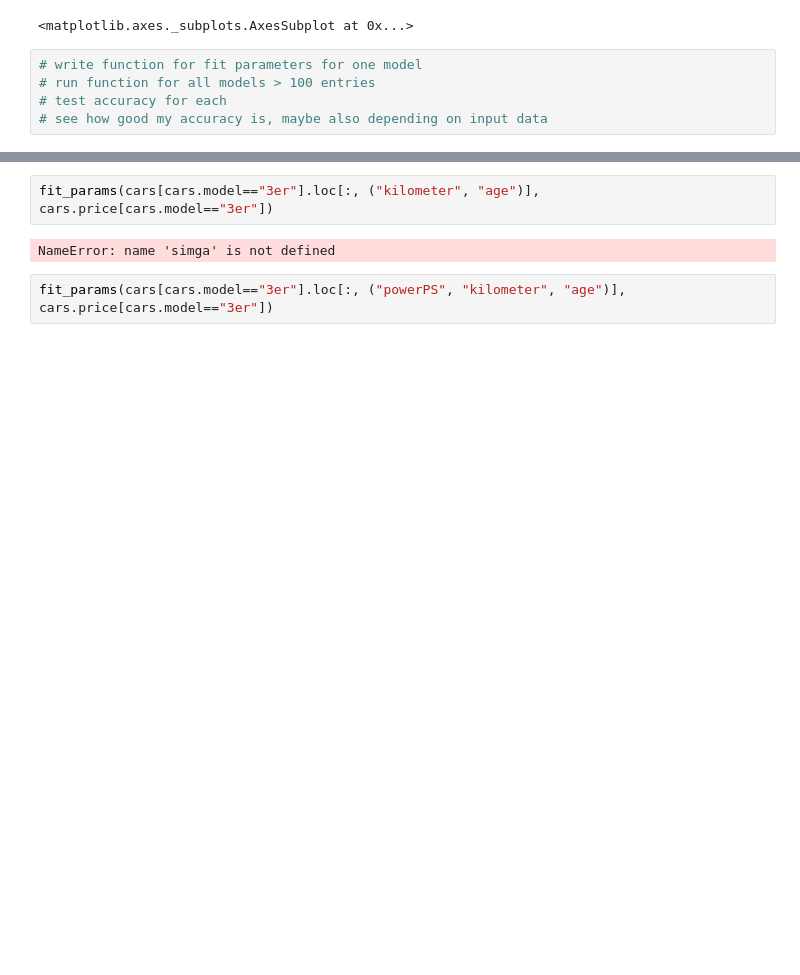
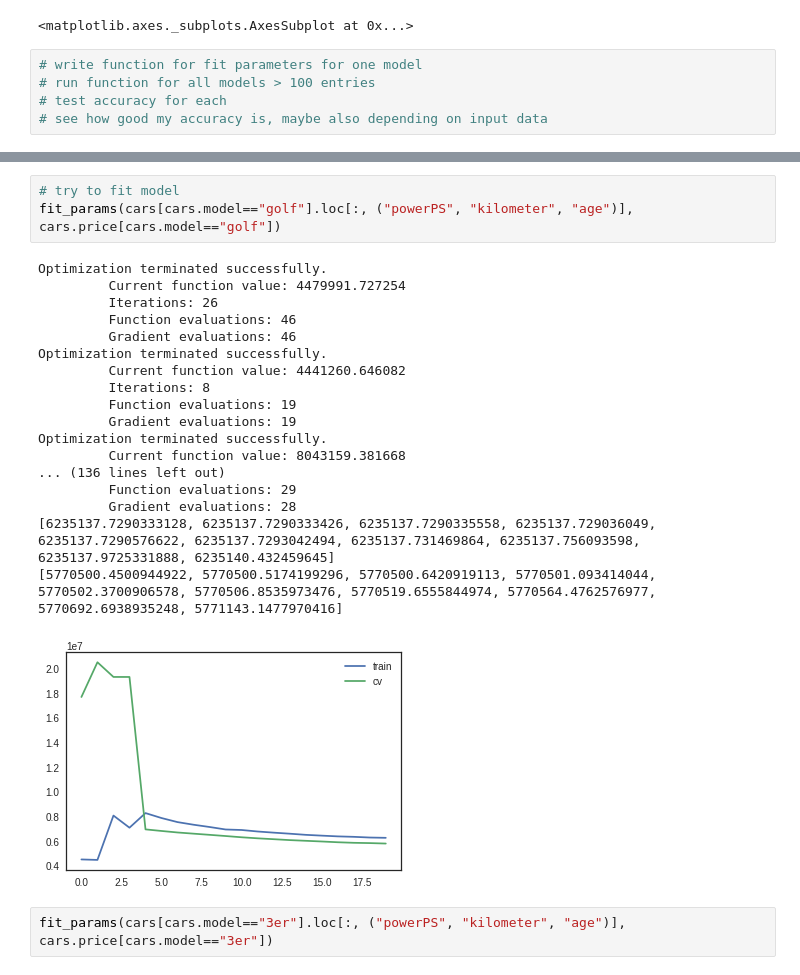
Before and after one commit to jonathanschmitz/car-price-modelling, a Jupyter notebook: car-prices.ipynb, the cells around one changed output, grey strips where cells are left out. Cells and saved outputs as stored; diff of their text form; blank space fills up the shorter version.

```diff
--- a/car-prices.ipynb
+++ b/car-prices.ipynb
@@ -202,8 +245,26 @@ def fit_params(x, y):
     theta = train_parameters(train_x, train_y, cv_x, cv_y)
 # %%
-fit_params(cars[cars.model=="3er"].loc[:, ("kilometer", "age")], cars.price[cars.model=="3er"])
+# try to fit model
+fit_params(cars[cars.model=="golf"].loc[:, ("powerPS", "kilometer", "age")], cars.price[cars.model=="golf"])
 # %% [output]
-NameError: name 'simga' is not defined
+Optimization terminated successfully.
+         Current function value: 4479991.727254
+         Iterations: 26
+         Function evaluations: 46
+         Gradient evaluations: 46
+Optimization terminated successfully.
+         Current function value: 4441260.646082
+         Iterations: 8
+         Function evaluations: 19
+         Gradient evaluations: 19
+Optimization terminated successfully.
+         Current function value: 8043159.381668
+... (136 lines left out)
+         Function evaluations: 29
+         Gradient evaluations: 28
+[6235137.7290333128, 6235137.7290333426, 6235137.7290335558, 6235137.729036049, 6235137.7290576622, 6235137.7293042494, 6235137.731469864, 6235137.756093598, 6235137.9725331888, 6235140.432459645]
+[5770500.4500944922, 5770500.5174199296, 5770500.6420919113, 5770501.093414044, 5770502.3700906578, 5770506.8535973476, 5770519.6555844974, 5770564.4762576977, 5770692.6938935248, 5771143.1477970416]
+[figure, added]
 # %%
 fit_params(cars[cars.model=="3er"].loc[:, ("powerPS", "kilometer", "age")], cars.price[cars.model=="3er"])
 # %% [output]
```
Also changed, not shown: parts of 14 cells of this notebook.
